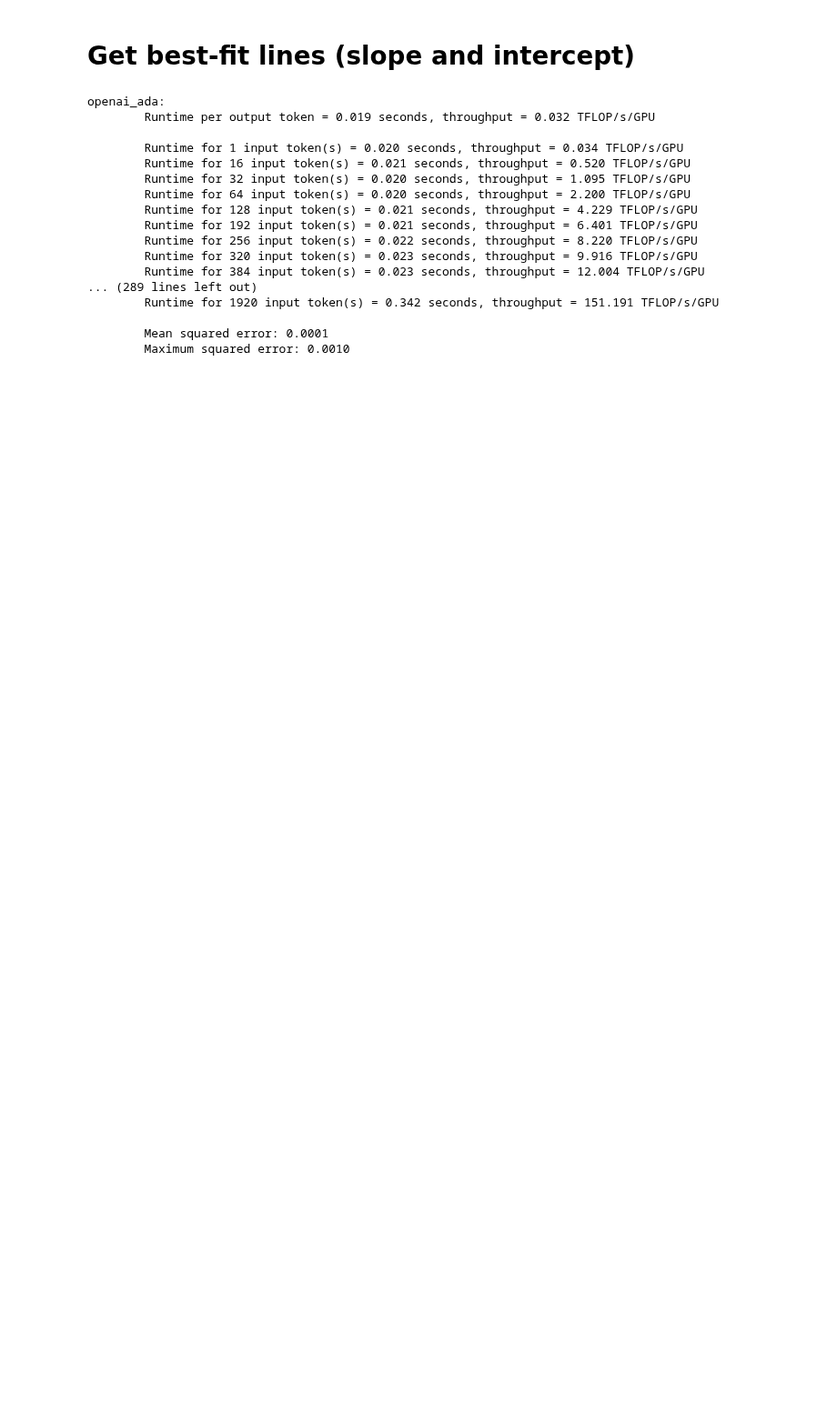
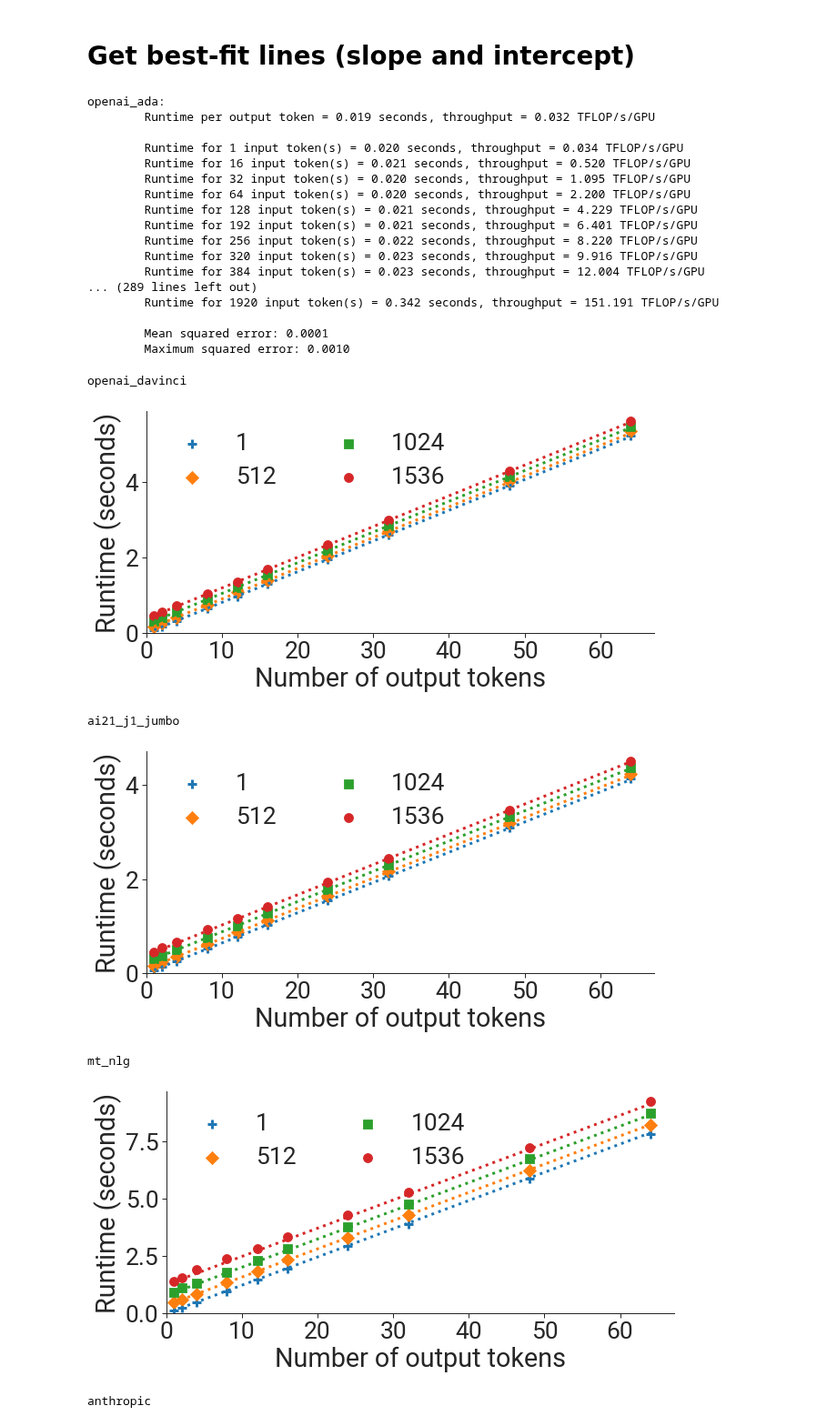
Before and after one commit to stanford-crfm/helm-efficiency, a Jupyter notebook: fit_runtimes.ipynb, the cells around one changed output. Shown at 91% size. Saved outputs shown, nothing was run; the diff lists cells and outputs as text; code cells hidden in the pictures; blank space fills up the shorter version.

Commit message:
Add line fit to scatterplots

```diff
--- a/fit_runtimes.ipynb
+++ b/fit_runtimes.ipynb
@@ -63,7 +63,8 @@ a100_runtimes = read_all_logfiles_in_directory("logs/a100")
 # Plot runtimes versus number of output tokens to verify linearity
 # %%
 def plot_per_model_runtimes(runtimes, model, all_num_input_tokens,
-                            scatter=False, output_filename=None):
+                            scatter=False, runtime_per_output_token=None,
+                            output_filename=None):
     print(model)
 
     plt.figure(figsize=(10, 4.5))
@@ -80,6 +81,11 @@ def plot_per_model_runtimes(runtimes, model, all_num_input_tokens,
                        [y for (_, y) in num_output_tokens_and_runtimes],
                        label=f"{num_input_tokens}",
                        marker=marker)
+            if runtime_per_output_token is not None:
+                intercept = num_output_tokens_and_runtimes[0][1]
+                ax.plot([x for (x, _) in num_output_tokens_and_runtimes],
+                        [intercept + ((x - 1) * runtime_per_output_token)
+                         for (x, _) in num_output_tokens_and_runtimes], linestyle=':')
         else:
             ax.plot([x for (x, _) in num_output_tokens_and_runtimes],
                     [y for (_, y) in num_output_tokens_and_runtimes],
@@ -118,13 +124,3 @@ openai_davinci
 [figure]
 ai21_j1_jumbo
 [figure]
-# %%
-# Plot A100 runtimes.
-plot_per_model_runtimes(a100_runtimes, 'openai_davinci', [1, 512, 1024, 1536],
-                        scatter=True, output_filename='figures/openai_davinci.pdf')
-plot_per_model_runtimes(a100_runtimes, 'ai21_j1_jumbo', [1, 512, 1024, 1536],
-                        scatter=True, output_filename='figures/ai21_j1_jumbo.pdf')
-plot_per_model_runtimes(a100_runtimes, 'mt_nlg', [1, 512, 1024, 1536],
-                        scatter=True, output_filename='figures/mt_nlg.pdf')
-plot_per_model_runtimes(a100_runtimes, 'anthropic', [1, 512, 1024, 1536],
-                        scatter=True, output_filename='figures/anthropic.pdf')
@@ -171,6 +158,7 @@ VOCAB_SIZE = 50304
 
 def compute_best_fit(runtimes, models, filename=None):
     json_obj = {}
+    runtimes_per_output_token = {}
     for model in models:
         model_obj = {}
 
@@ -211,6 +199,7 @@ def compute_best_fit(runtimes, models, filename=None):
         reg = LinearRegression()
         reg.fit(X, Y)
         runtime_per_output_token = round(reg.coef_[0], 3)
+        runtimes_per_output_token[model] = runtime_per_output_token
 
         num_compute_operations = 24 * hidden_size**2 * num_layers
         throughput = num_compute_operations / (
@@ -249,12 +238,15 @@ def compute_best_fit(runtimes, models, filename=None):
     if filename is not None:
         with open(filename, 'w') as f:
             json.dump(json_obj, f, indent=2)
+
+    return runtimes_per_output_token
 # %%
 # Compute best fit for A100 runtimes.
 models = ["openai_ada", "openai_davinci", "ai21_j1_large", "ai21_j1_jumbo",
           "gptj_6b", "gpt_neox_20b", "gpt2", "mt_nlg", "anthropic"]
-compute_best_fit(a100_runtimes, models,
-                 filename="processed_jsons/inference_efficiency.json")
+runtimes_per_output_token = \
+    compute_best_fit(a100_runtimes, models,
+                     filename="processed_jsons/inference_efficiency.json")
 # %% [output]
 openai_ada:
         Runtime per output token = 0.019 seconds, throughput = 0.032 TFLOP/s/GPU
@@ -273,3 +265,28 @@ openai_ada:
 
         Mean squared error: 0.0001
         Maximum squared error: 0.0010
+# %%
+# Plot A100 runtimes.
+plot_per_model_runtimes(a100_runtimes, 'openai_davinci', [1, 512, 1024, 1536],
+                        scatter=True,
+                        runtime_per_output_token=runtimes_per_output_token['openai_davinci'],
+                        output_filename='figures/openai_davinci.pdf')
+plot_per_model_runtimes(a100_runtimes, 'ai21_j1_jumbo', [1, 512, 1024, 1536],
+                        scatter=True,
+                        runtime_per_output_token=runtimes_per_output_token['ai21_j1_jumbo'],
+                        output_filename='figures/ai21_j1_jumbo.pdf')
+plot_per_model_runtimes(a100_runtimes, 'mt_nlg', [1, 512, 1024, 1536],
+                        scatter=True,
+                        runtime_per_output_token=runtimes_per_output_token['mt_nlg'],
+                        output_filename='figures/mt_nlg.pdf')
+plot_per_model_runtimes(a100_runtimes, 'anthropic', [1, 512, 1024, 1536],
+                        runtime_per_output_token=runtimes_per_output_token['anthropic'],
+                        scatter=True, output_filename='figures/anthropic.pdf')
+# %% [output]
+openai_davinci
+[figure, added]
+ai21_j1_jumbo
+[figure, added]
+mt_nlg
+[figure, added]
+anthropic
```
Also changed, not shown: parts of 2 cells of this notebook, 4 other files.
